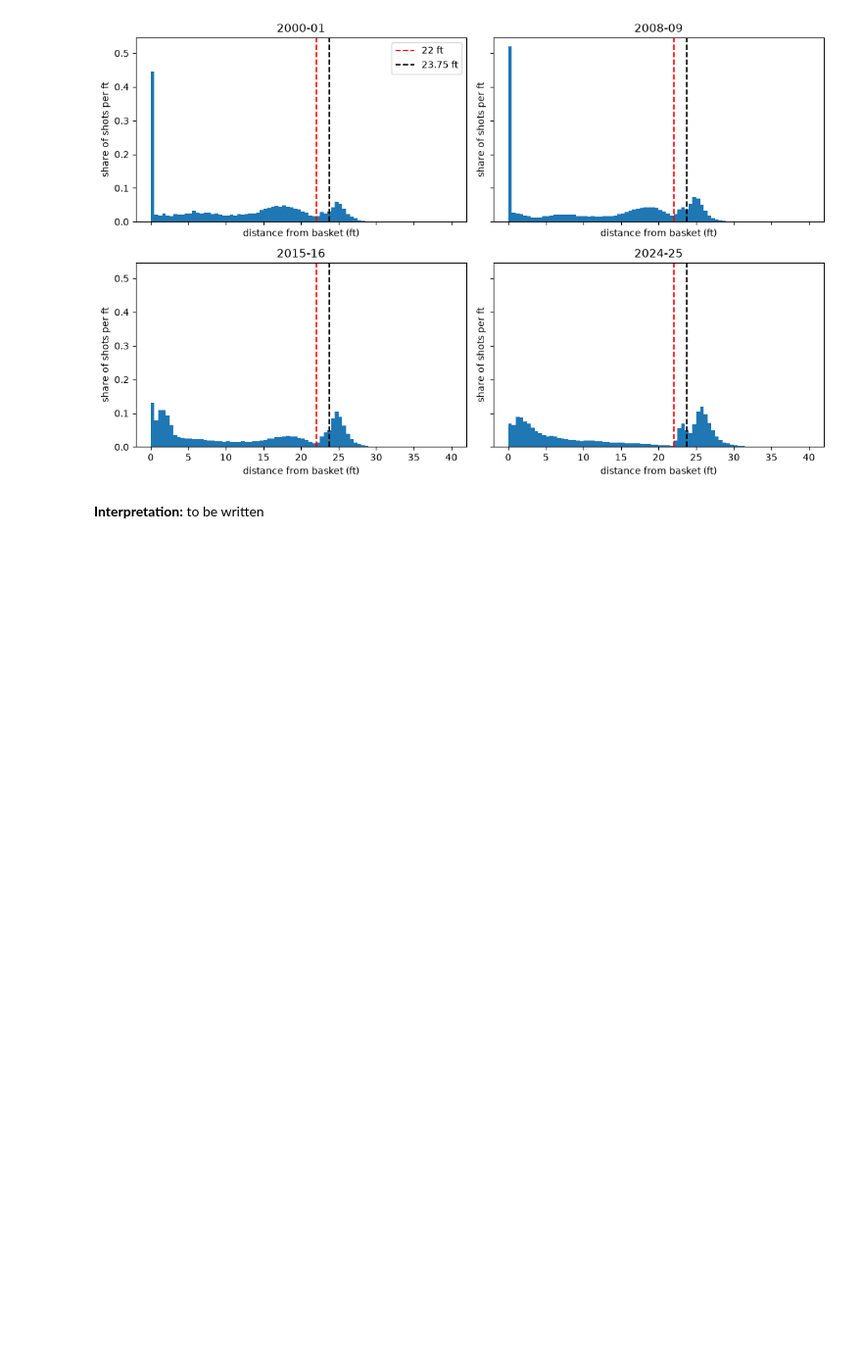
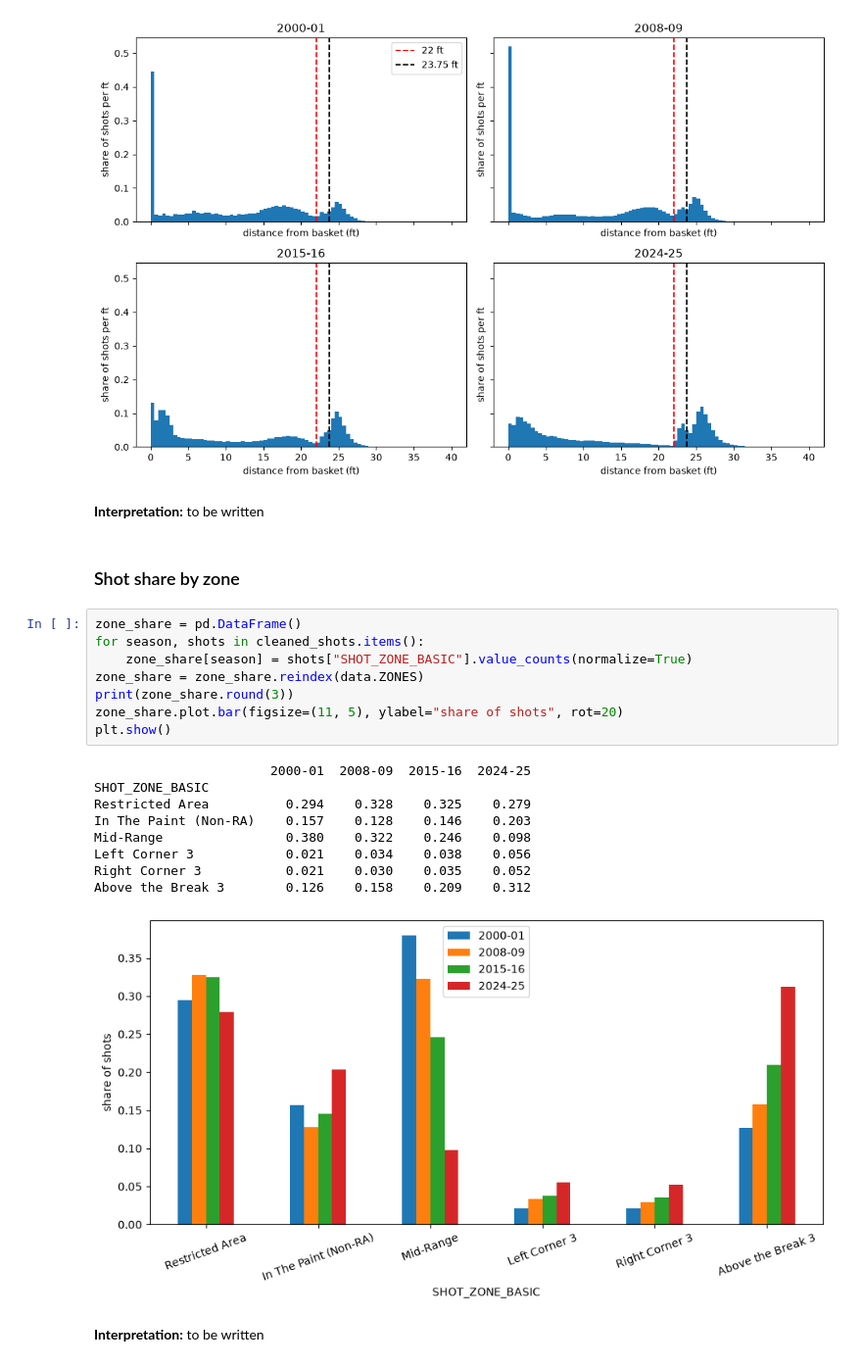
Before and after one commit to BiyonWann/bballNeuro, a Jupyter notebook: notebook.ipynb, the cells around one changed output. Shown at 98% size. Saved outputs shown, nothing was run; the diff lists cells and outputs as text; blank space fills up the shorter version.

Commit message:
Add zone shares to notebook

```diff
--- a/notebook.ipynb
+++ b/notebook.ipynb
@@ -130,3 +130,25 @@ plt.show()
 [figure]
 # %% [markdown]
 **Interpretation:** to be written
+# %% [markdown]
+### Shot share by zone
+# %%
+zone_share = pd.DataFrame()
+for season, shots in cleaned_shots.items():
+    zone_share[season] = shots["SHOT_ZONE_BASIC"].value_counts(normalize=True)
+zone_share = zone_share.reindex(data.ZONES)
+print(zone_share.round(3))
+zone_share.plot.bar(figsize=(11, 5), ylabel="share of shots", rot=20)
+plt.show()
+# %% [output]
+                       2000-01  2008-09  2015-16  2024-25
+SHOT_ZONE_BASIC
+Restricted Area          0.294    0.328    0.325    0.279
+In The Paint (Non-RA)    0.157    0.128    0.146    0.203
+Mid-Range                0.380    0.322    0.246    0.098
+Left Corner 3            0.021    0.034    0.038    0.056
+Right Corner 3           0.021    0.030    0.035    0.052
+Above the Break 3        0.126    0.158    0.209    0.312
+[figure, added]
+# %% [markdown]
+**Interpretation:** to be written
```
